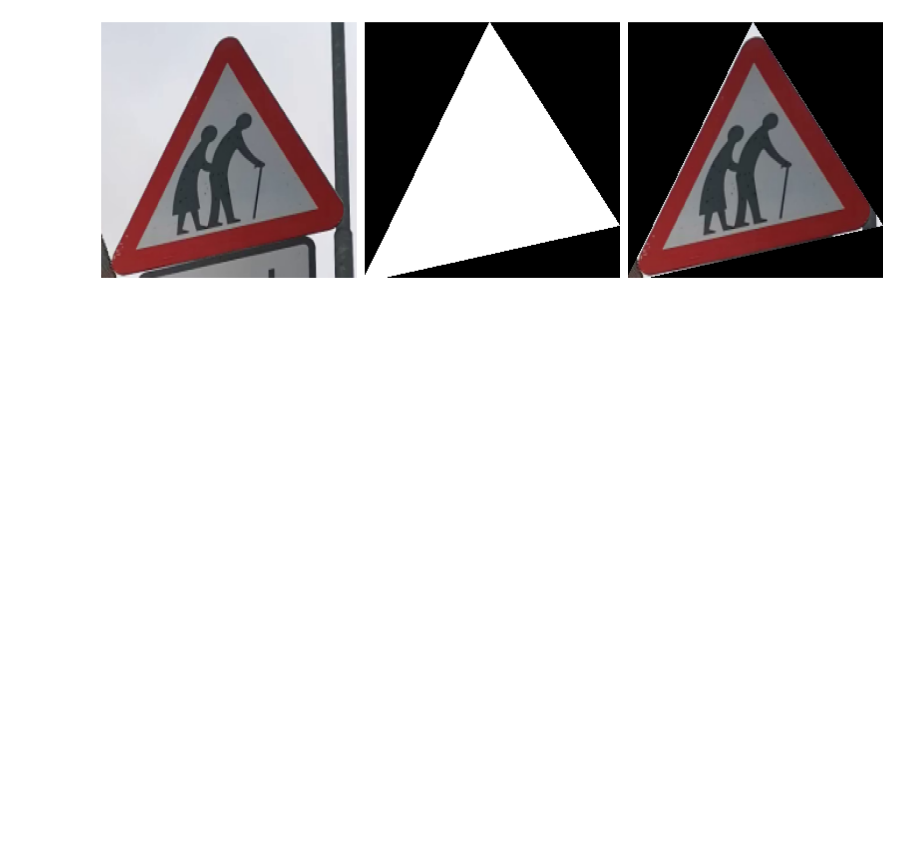
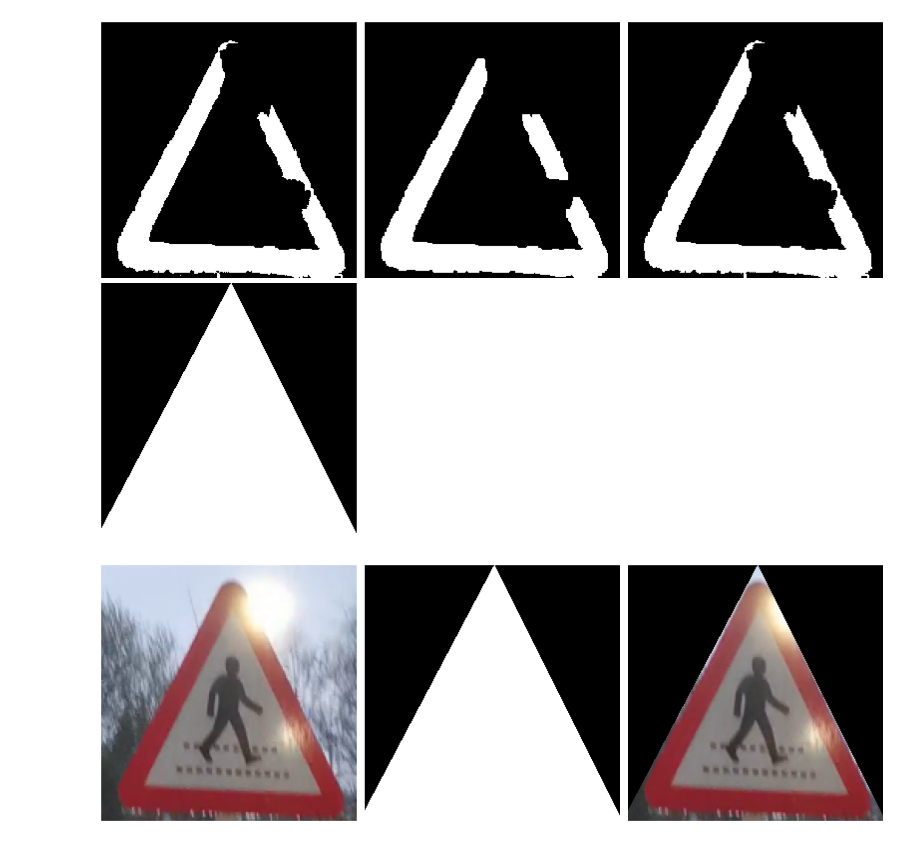
Before and after one commit to nmzein/cs413, a Jupyter notebook: q4.ipynb, the cells around one changed output. Saved outputs shown, nothing was run; the diff lists cells and outputs as text; code cells hidden in the pictures; blank space fills up the shorter version.

```diff
--- a/q4.ipynb
+++ b/q4.ipynb
@@ -85,7 +85,6 @@ def contour(mask):
 
     return clean_mask
 
-
 def smooth_edges(mask):
     # Create a small kernel for erosion/dilation
     kernel = np.ones((7,7), np.uint8)
@@ -98,15 +97,38 @@ def smooth_edges(mask):
 
     return dilated
 
+# def smooth_edges(mask):
+#     # Define a kernel for the morphological operations
+#     kernel = np.ones((5, 5), np.uint8)  # You can adjust the size of the kernel
+
+#     # Apply opening (erosion followed by dilation) to remove small noise
+#     cleaned_image = cv2.morphologyEx(mask, cv2.MORPH_OPEN, kernel)
+
+#     # Optionally, apply closing (dilation followed by erosion) to fill small holes
+#     cleaned_image = cv2.morphologyEx(cleaned_image, cv2.MORPH_CLOSE, kernel)
+
+#     return cleaned_image
+
+
+def is_triangle(contour, tolerance=0.04):
+    """Check if a contour is a triangle using polygon approximation."""
+    perimeter = cv2.arcLength(contour, True)
+    approx = cv2.approxPolyDP(contour, tolerance * perimeter, True)
+    return len(approx) == 3, approx  # Return whether it's a triangle and the approximation
+
+
+def fill_mask(mask):
+    largest_contour = get_largest_contour(mask)
+    new_mask = np.zeros_like(mask)
+    cv2.drawContours(new_mask, [largest_contour], -1, (255), thickness=cv2.FILLED)
+    return new_mask
+
 
 def create_triangle_encompassing_mask(mask):
-    contours, _ = cv2.findContours(mask, cv2.RETR_EXTERNAL, cv2.CHAIN_APPROX_SIMPLE)
+    largest_contour = get_largest_contour(mask)
 
     # Create a blank mask of the same size as the input mask
     triangle_mask = np.zeros_like(mask)
-
-    # Assuming you're working with the largest contour (you can adjust as needed)
-    largest_contour = max(contours, key=cv2.contourArea)
 
     # Fit a triangle around the contour
     triangle_pts = cv2.minEnclosingTriangle(largest_contour)[1]
@@ -122,37 +144,69 @@ def create_triangle_encompassing_mask(mask):
 
     return triangle_mask
 
 def edge_detection(image):
      # Apply edge detection (Canny) on the red masked image
     edges = cv2.Canny(image, threshold1=100, threshold2=200)
     contours, _ = cv2.findContours(edges, cv2.RETR_EXTERNAL, cv2.CHAIN_APPROX_SIMPLE)
 
     # Create an empty mask for the road sign
     sign_mask = np.zeros_like(mask)
 
     # Draw the contours on the mask to isolate the road sign area
     cv2.drawContours(sign_mask, contours, -1, (255), thickness=cv2.FILLED)
 
     return sign_mask
 
+def get_largest_contour(mask):
+    contours, _ = cv2.findContours(mask, cv2.RETR_EXTERNAL, cv2.CHAIN_APPROX_SIMPLE)
+
+    # Assuming you're working with the largest contour (you can adjust as needed)
+    largest_contour = max(contours, key=cv2.contourArea)
+
+    return largest_contour
+
+
+def is_within_10_percent(old_value, new_value):
+    lower_bound = old_value * 0.9
+    upper_bound = old_value * 1.1
+
+    return lower_bound <= new_value and new_value <= upper_bound
+
+
+def check_contour_area_diff(old, new):
+   return is_within_10_percent(cv2.contourArea(get_largest_contour(old)), cv2.contourArea(get_largest_contour(new)))
+
+
 def segment_warning_road_sign(image):
-    # mask1 = edge_detection(image)
-    mask1 = red_color_thresholding(image)
+    # mask0 = edge_detection(image)
     # mask2 = remove_noise(mask1)
     # mask3 = contour(mask2)
-    # mask4 = smooth_edges(mask2)
-    mask = create_triangle_encompassing_mask(mask1)
+    thresholded_mask = red_color_thresholding(image)
+    smoothed_mask = smooth_edges(thresholded_mask)
 
-    # plot_images([mask1, mask])
+    no_disconnect = check_contour_area_diff(thresholded_mask, smoothed_mask)
+
+    # Fallback to thresholded mask if smoothing causes contour to disconnect
+    mask = smoothed_mask if no_disconnect else thresholded_mask
+
+    filled_mask = fill_mask(mask)
+
+    no_fill = is_within_10_percent(np.sum(mask == 255), np.sum(filled_mask == 255))
+
+    # Fallback to crude triangle drawing if contour could not be filled.
+    mask = create_triangle_encompassing_mask(mask) if no_fill else filled_mask
+
+    plot_images([thresholded_mask, smoothed_mask, filled_mask, mask])
 
     # Segment the foreground image using the sign mask (keeping only the sign)
     segmented_foreground = cv2.bitwise_and(image, image, mask=mask)
 
     return mask, segmented_foreground
 
 # Example usage
-image = cv2.imread("./Task-4/frail.png")  # Path to your image file
+image = cv2.imread("./Task-4/zebra_crossing.png")  # Path to your image file
 mask, segmented_foreground = segment_warning_road_sign(image)
 plot_images([image, mask, segmented_foreground], "BGR2RGB")
 # %% [output]
-[figure, old version]
+[figure, new version]
+[figure, added]
```
Also changed, not shown: 3 other files.
